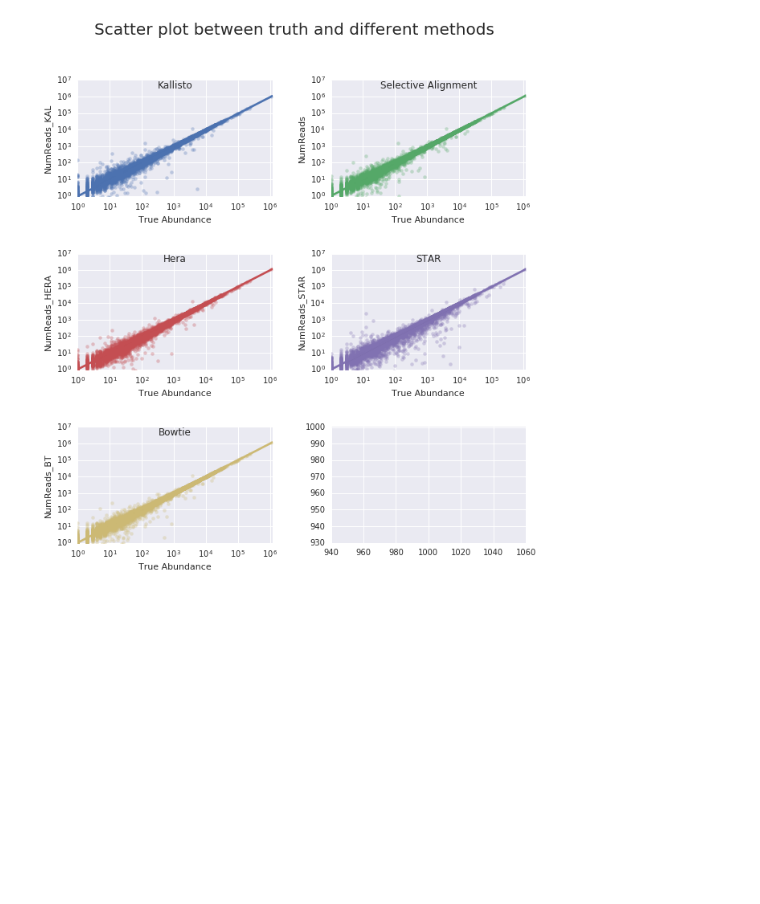
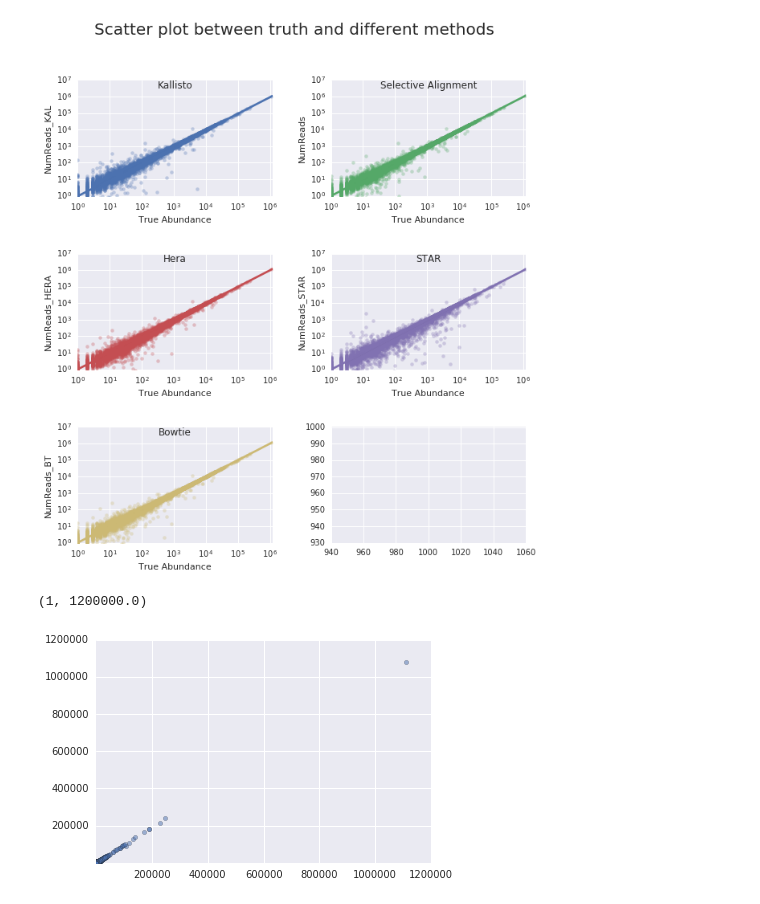
Before and after one commit to COMBINE-lab/selective-alignment-experiment, a Jupyter notebook: notebook/Scatter Plots.ipynb, the cells around one changed output. Cells and saved outputs as stored; diff of their text form; code cells hidden in the pictures; blank space fills up the shorter version.

```diff
--- a/notebook/Scatter Plots.ipynb
+++ b/notebook/Scatter Plots.ipynb
@@ -134,3 +134,10 @@ SLA
 drawPlots(df)
 # %% [output]
 [figure]
+# %%
+plt.scatter(df['count'],df['NumReads'],alpha=0.5)
+plt.xlim(1)
+plt.ylim(1)
+# %% [output]
+(1, 1200000.0)
+[figure, added]
```
Also changed, not shown: parts of 2 cells of this notebook, 3 other files.
